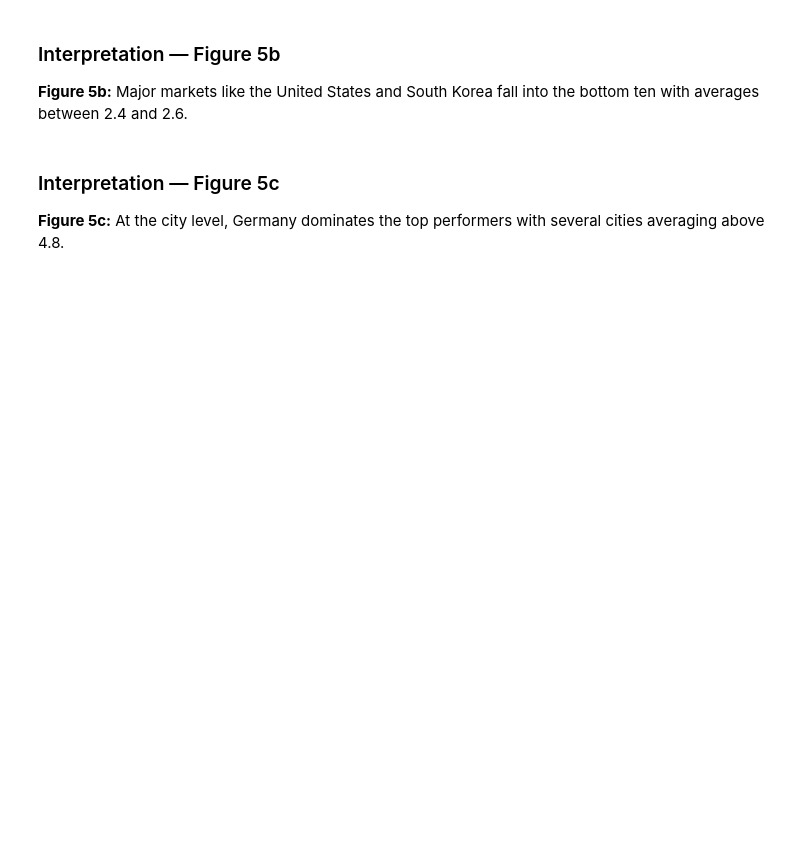
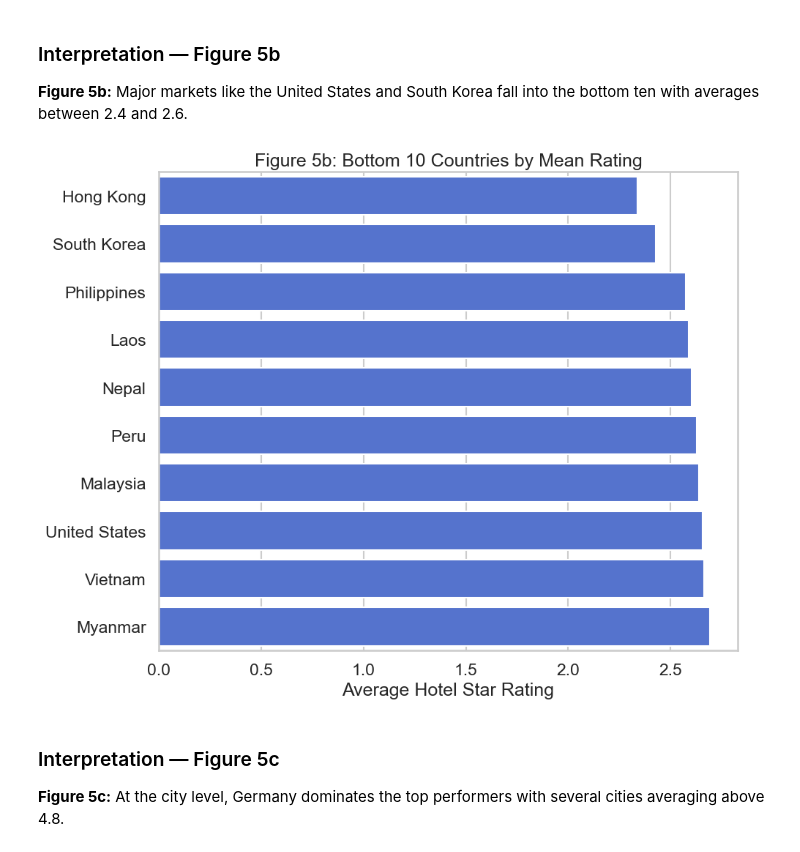
Before and after one commit to daniahsn/hotel-data-analysis, a Jupyter notebook: notebooks/annotated_notebook_local.ipynb, the cells around one changed output. Cells and saved outputs as stored; diff of their text form; code cells hidden in the pictures; blank space fills up the shorter version.

```diff
--- a/notebooks/annotated_notebook_local.ipynb
+++ b/notebooks/annotated_notebook_local.ipynb
@@ -575,12 +621,14 @@ plt.show()
 # %%
 # Figure 5b: Worst 10 Countries (Horizontal)
 plt.figure(figsize=(10, 8))
-sns.barplot(y=worst_10_countries.index, x=worst_10_countries.values, color='crimson', orient='h')
+sns.barplot(y=worst_10_countries.index, x=worst_10_countries.values, color='royalblue', orient='h')
 plt.title('Figure 5b: Bottom 10 Countries by Mean Rating')
 plt.xlabel('Average Hotel Star Rating')
 plt.ylabel('')
 plt.tight_layout()
 plt.show()
+# %% [output]
+[figure, added]
 # %% [markdown]
 ### Interpretation — Figure 5c
 
```
Also changed, not shown: parts of 15 cells of this notebook.
